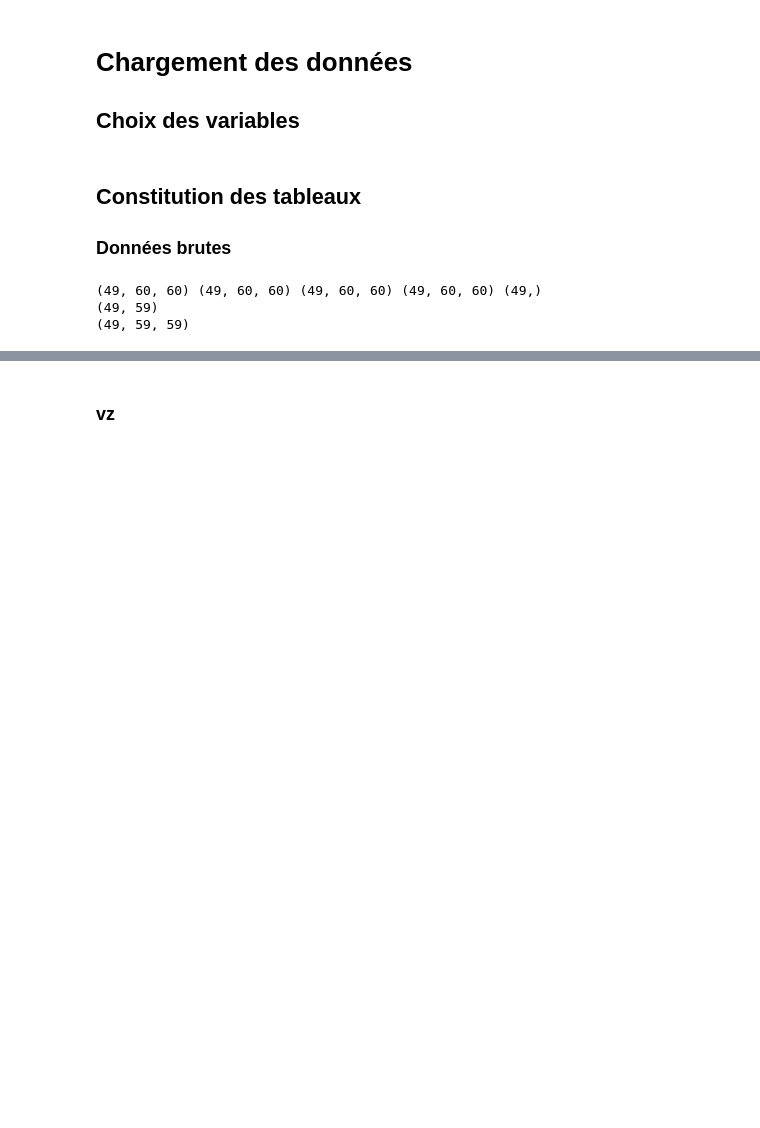
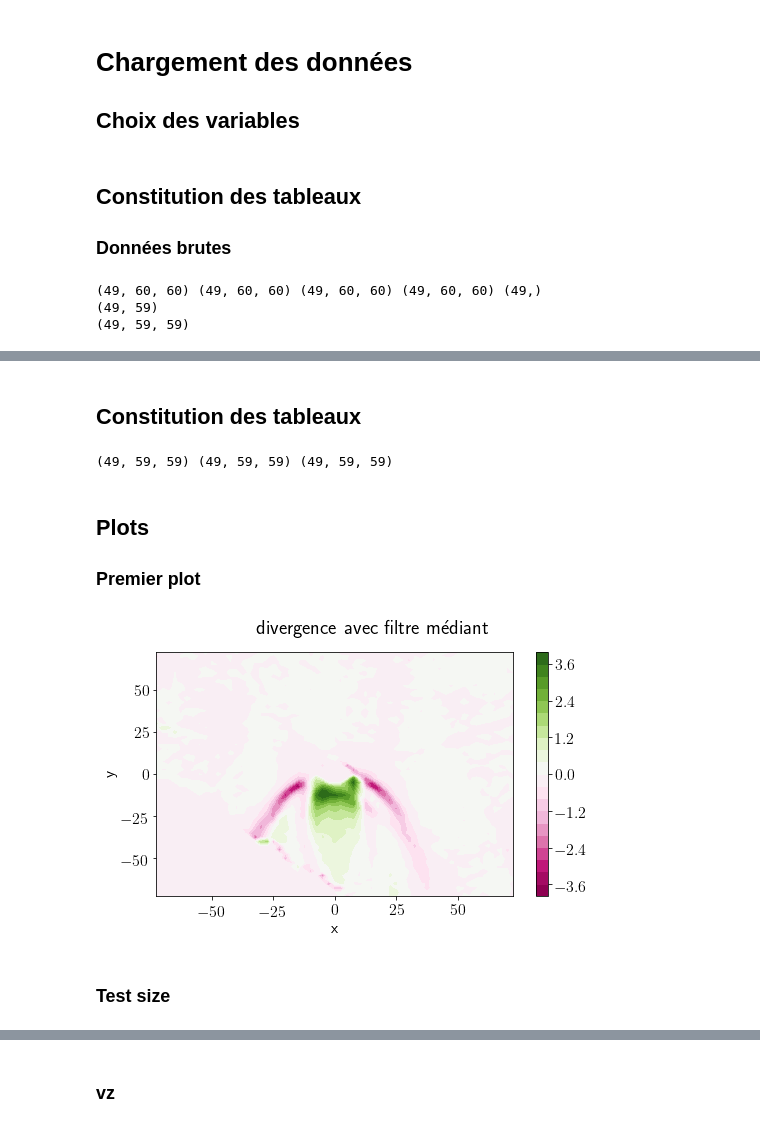
Before and after one commit to Julielmnt/Stage_L3, a Jupyter notebook: Filtrage_3D.ipynb, the cells around one changed output, grey strips where cells are left out. Saved outputs shown, nothing was run; the diff lists cells and outputs as text; code cells hidden in the pictures; blank space fills up the shorter version.

Commit message:
différents filtrages

```diff
--- a/Filtrage_3D.ipynb
+++ b/Filtrage_3D.ipynb
@@ -75,9 +74,0 @@ print(np.shape(z_3D))
-# %%
-div_2D=np.zeros((P,59,59))
-dx=np.zeros((P,59,59))
-dy=np.zeros((P,59,59))
-
-for plan in range(P):
-    div_2D[plan],dx[plan],dy[plan]=fpd.divergence2D_gauss(u[plan],v[plan],x[plan],y[plan],1)
-
-print(np.shape(div_2D))
@@ -85,0 +187,37 @@ print(np.shape(div_2D))
+# %%
+def divergence2D_mediant(u,v,x,y,size):
+    "Applique le programme de divergence2D avec filtre gaussien imbriqué"
+    #Filtrage
+    u_filtre=median_filter(u,size=size)
+    v_filtre=median_filter(v,size=size)
+    #dérivation
+    du_filtre,dv_filtre=deriv3D(u_filtre,x,2),deriv3D(v_filtre,y,1)
+    dx,dy=abcisse3D(x,2),abcisse3D(y,1)
+    #shape
+    du_filtre,dv_filtre=good_shape3D(du_filtre),good_shape3D(dv_filtre)
+    dx,dy=good_shape3D(dx),good_shape3D(dy)
+    #somme
+    div = fpd.somme(du_filtre,dv_filtre)
+    #masque
+    div_masque=fpd.masque(div,x,y,dx,dy)
+    return(div_masque,dx,dy)
+# %% [markdown]
+## Constitution des tableaux
+# %%
+u,v,x,y,z=fpd.donnees2(P,piv)
+div2D_mediant,dx,dy=divergence2D_mediant(u,v,x,y,1)
+# %%
+print(np.shape(div2D_mediant),np.shape(dx),np.shape(dy))
+#print(div_mediant)
+# %% [output]
+(49, 59, 59) (49, 59, 59) (49, 59, 59)
+# %% [markdown]
+## Plots
+### Premier plot
+# %%
+plan=0
+plot_divergence(div2D_mediant[plan],dx[plan],dy[plan],'divergence avec filtre médiant','x','y')
+# %% [output]
+[figure, added]
+# %% [markdown]
+### Test size
```
Also changed, not shown: parts of 31 cells of this notebook, 3 other files.
